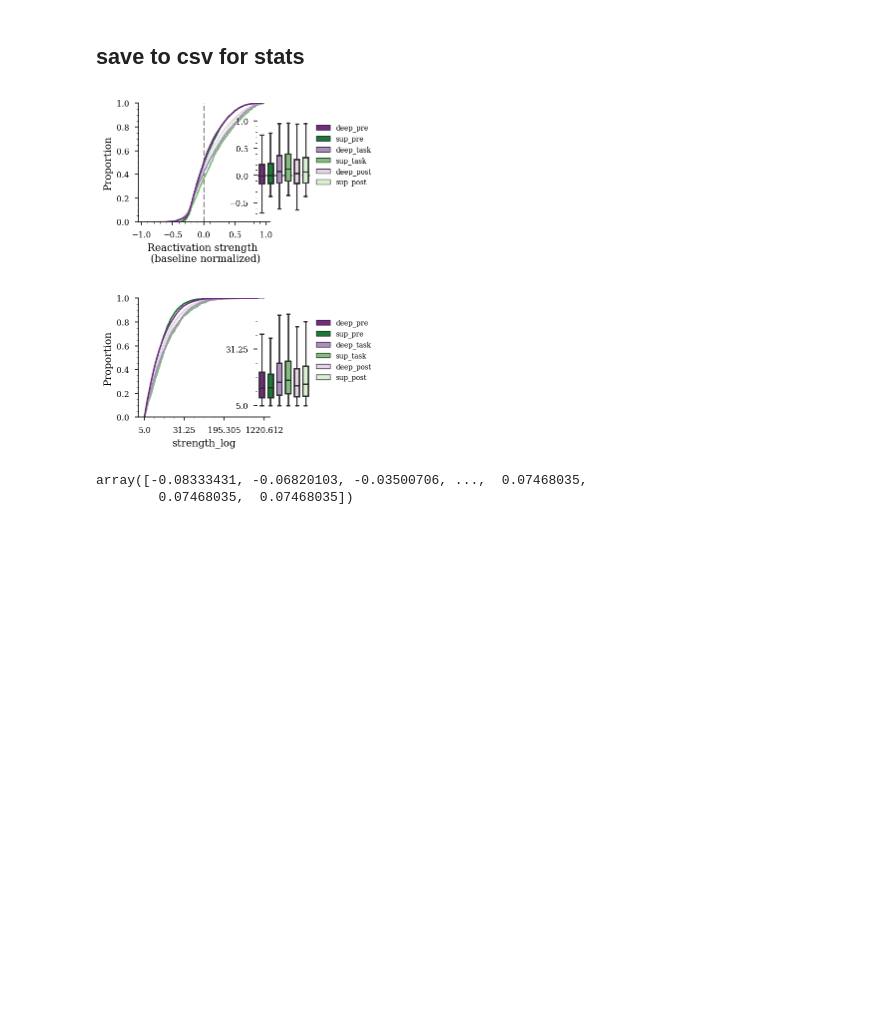
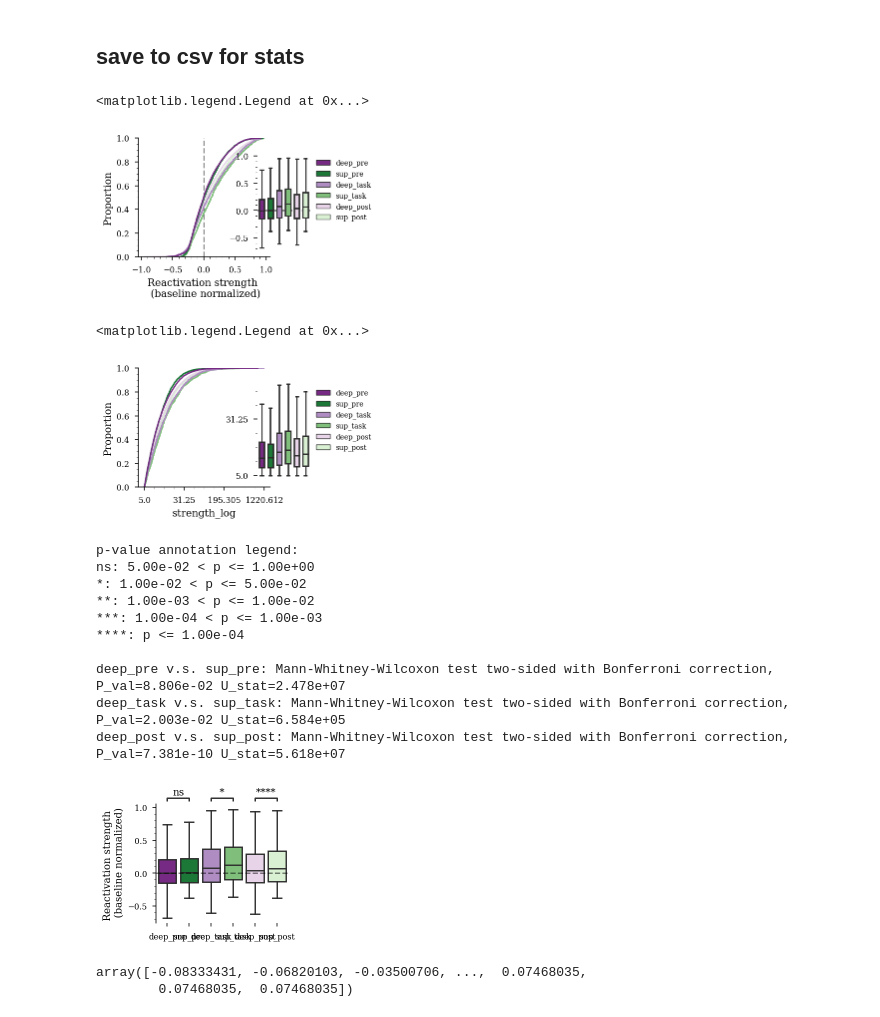
Before and after one commit to ryanharvey1/ripple_heterogeneity, a Jupyter notebook: scripts/assembly/assembly_pre_task_post_react.ipynb, the cells around one changed output. Drawn from its saved outputs; the diff is of its cells as text; code cells hidden in the pictures; blank space fills up the shorter version.

Commit message:
added box plot

```diff
--- a/scripts/assembly/assembly_pre_task_post_react.ipynb
+++ b/scripts/assembly/assembly_pre_task_post_react.ipynb
@@ -380,6 +380,8 @@ for basepath in react_df.basepath.unique():
 ## save to csv for stats
 # %%
 react_df.to_csv(os.path.join(r'D:\github\ripple_heterogeneity\data', "react_df.csv"))
+# %%
+react_df = pd.read_csv(os.path.join(r'D:\github\ripple_heterogeneity\data', "react_df.csv"))
 # %%
 group_colors = {
     "deep_pre": "#762a83",
@@ -414,12 +416,13 @@ box_ax.axhline(0, color="k", linestyle="--", alpha=0.5,zorder=-1000)
 
 plt.legend(loc='best', bbox_to_anchor=(1, 0., 1, 1),fontsize='x-small',frameon=False)
 
-plt.savefig(
-    os.path.join(fig_save_path, "reactivation_strength_normed_pre_task_post.svg"),
-    dpi=300,
-    bbox_inches="tight",
-)
+# plt.savefig(
+#     os.path.join(fig_save_path, "reactivation_strength_normed_pre_task_post.svg"),
+#     dpi=300,
+#     bbox_inches="tight",
+# )
 # %% [output]
+<matplotlib.legend.Legend at 0x...>
 [figure]
 # %%
 # group_colors = {"deep": "#7b3294", "sup": "#008837"}
@@ -479,13 +482,63 @@ custom_plots.restore_natural_scale(
 box_ax.set_ylim(.6,2)
 plt.legend(loc='best', bbox_to_anchor=(1, 0., 1, 1),fontsize='x-small',frameon=False)
 
-plt.savefig(
-    os.path.join(fig_save_path, "reactivation_strength_pre_task_post.svg"),
-    dpi=300,
-    bbox_inches="tight",
-)
+# plt.savefig(
+#     os.path.join(fig_save_path, "reactivation_strength_pre_task_post.svg"),
+#     dpi=300,
+#     bbox_inches="tight",
+# )
 # %% [output]
+<matplotlib.legend.Legend at 0x...>
 [figure]
+# %%
+from statannot import add_stat_annotation
+
+fig = plt.figure(
+    figsize=functions.set_size("thesis", fraction=.4, subplots=(1.5, 1)), edgecolor=None
+)
+
+group_colors = {
+    "deep_pre": "#762a83",
+    "sup_pre": "#1b7837",
+    "deep_task": "#af8dc3",
+    "sup_task": "#7fbf7b",
+    "deep_post": "#e7d4e8",
+    "sup_post": "#d9f0d3",
+}
+sns.set_palette(sns.color_palette(group_colors.values()))
+
+temp_df = react_df[react_df.strength >= 5]
+ax = sns.boxplot(y="strength_baseline_adj", x = "layer_epoch", order=group_colors.keys(),
+            data=temp_df,showfliers=False,saturation=1)
+
+sns.despine(bottom=True)
+ax = plt.gca()
+ax.yaxis.set_minor_locator(AutoMinorLocator())
+# plt.ylabel("deep sup EV ratio REV normed \n (deep - sup) / (deep + sup)")
+add_stat_annotation(ax, data=temp_df, y="strength_baseline_adj", x = "layer_epoch", order=group_colors.keys(),
+                    box_pairs=[("deep_pre","sup_pre"),("deep_task","sup_task"),("deep_post","sup_post")],
+                    test='Mann-Whitney', text_format='star', loc='outside', verbose=2)
+plt.xlabel("")
+plt.axhline(0, color="k", linestyle="--", alpha=0.5,zorder=1000)
+ax.set_ylabel("Reactivation strength \n (baseline normalized)")
+
+plt.savefig(
+    os.path.join(fig_save_path, "reactivation_strength_pre_task_post_box.svg"),
+    dpi=300,
+    bbox_inches="tight",
+)
+# %% [output]
+p-value annotation legend:
+ns: 5.00e-02 < p <= 1.00e+00
+*: 1.00e-02 < p <= 5.00e-02
+**: 1.00e-03 < p <= 1.00e-02
+***: 1.00e-04 < p <= 1.00e-03
+****: p <= 1.00e-04
+
+deep_pre v.s. sup_pre: Mann-Whitney-Wilcoxon test two-sided with Bonferroni correction, P_val=8.806e-02 U_stat=2.478e+07
+deep_task v.s. sup_task: Mann-Whitney-Wilcoxon test two-sided with Bonferroni correction, P_val=2.003e-02 U_stat=6.584e+05
+deep_post v.s. sup_post: Mann-Whitney-Wilcoxon test two-sided with Bonferroni correction, P_val=7.381e-10 U_stat=5.618e+07
+[figure, added]
 # %%
 # react_df_sup = pd.DataFrame()
 # react_df_sup["strength"] = np.hstack(
```
